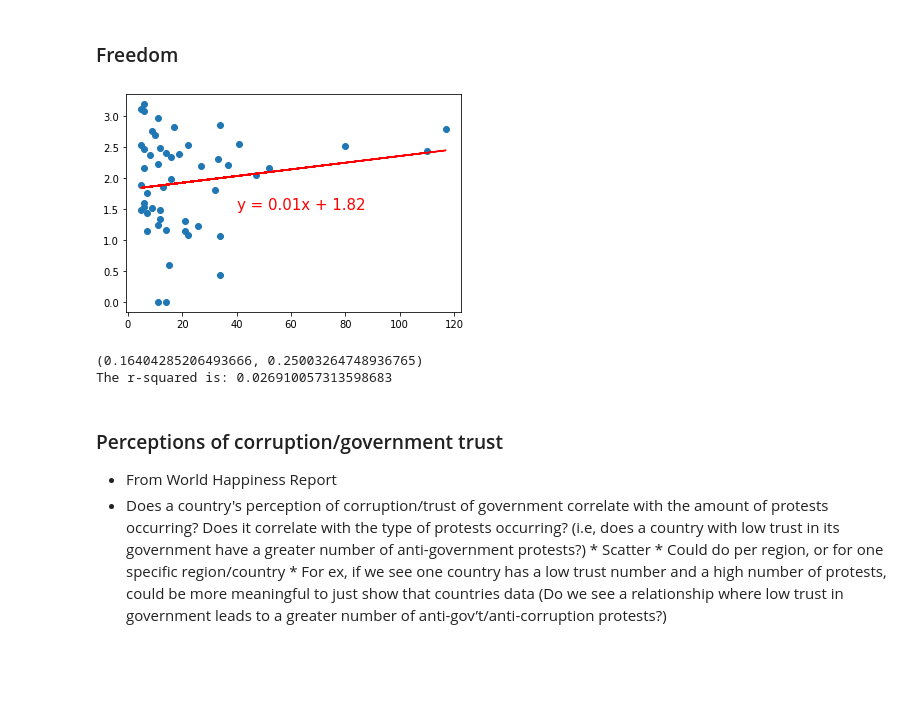
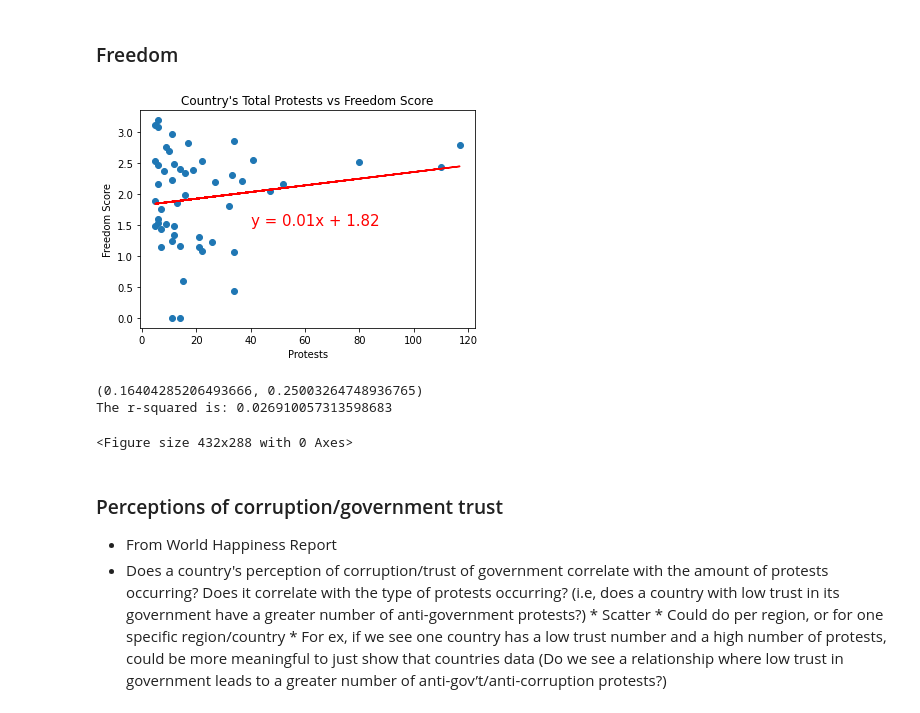
Before and after one commit to jeosqueri/Protest-Happiness-Analysis, a Jupyter notebook: Protest_For_Happiness_Project.ipynb, the cells around one changed output. Cells and saved outputs as stored; diff of their text form; code cells hidden in the pictures; blank space fills up the shorter version.

```diff
--- a/Protest_For_Happiness_Project.ipynb
+++ b/Protest_For_Happiness_Project.ipynb
@@ -699,22 +718,32 @@ memory usage: 4.1+ KB
 # %% [markdown]
 ### Freedom
 # %%
+#plotting total protess and Freedom scores
 x_values = happiness_protest_df['total protests']
 y_values = happiness_protest_df['Sum Freedom Score (2015-2019)']
 plt.scatter(x_values, y_values)
+plt.title("Country's Total Protests vs Freedom Score")
+plt.xlabel("Protests")
+plt.ylabel("Freedom Score")
 (slope, intercept, rvalue, pvalue, stderr) = linregress(x_values, y_values)
 regress_values = x_values * slope + intercept
 line_eq = "y = " + str(round(slope,2)) + "x + " + str(round(intercept,2))
 
 plt.plot(x_values,regress_values,"r-")
 plt.annotate(line_eq,(40,1.5),fontsize=15,color="red")
 
 
+#Display graph
 plt.show()
 
 print(stats.pearsonr(x_values, y_values))
 print(f"The r-squared is: {rvalue**2}")
+
+
+# Save an image of our chart
+plt.savefig("Images/freedom_vs_protest_plot.png")
 # %% [output]
-[figure, old version]
+[figure, new version]
 (0.16404285206493666, 0.25003264748936765)
 The r-squared is: 0.026910057313598683
+<Figure size 432x288 with 0 Axes>
```
Also changed, not shown: parts of 44 cells of this notebook, 4 other files.
